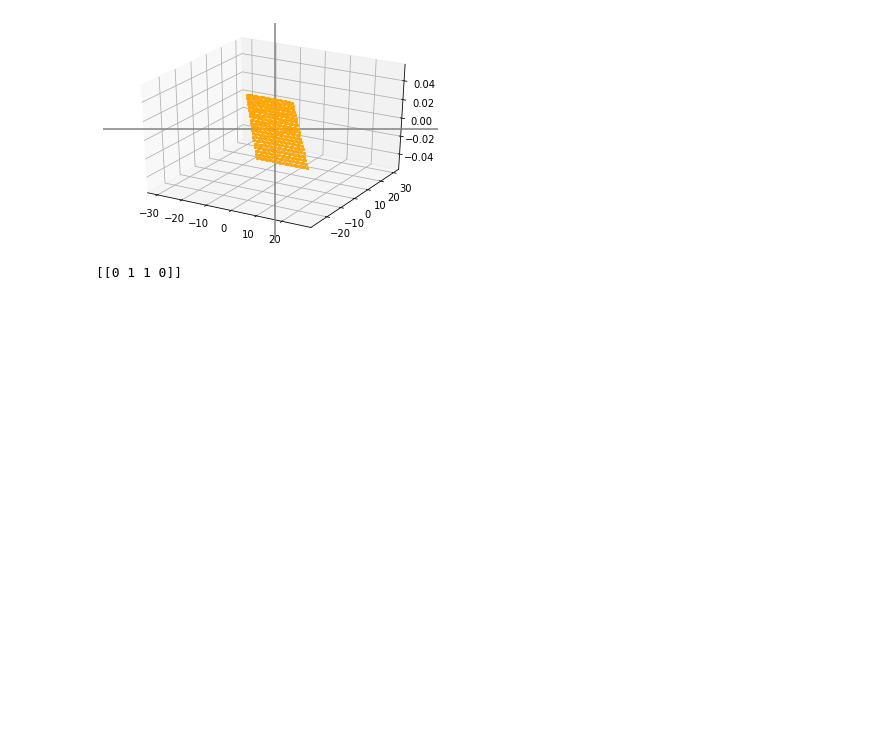
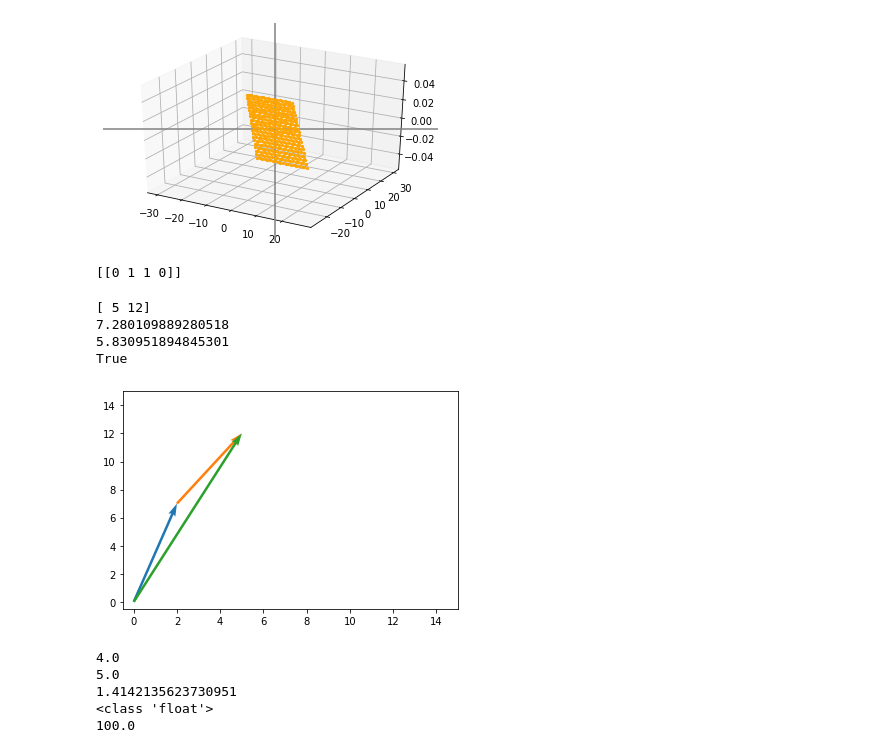
Before and after one commit to poxstone/ML-hello, a Jupyter notebook: platzi/Platzi - FundamentosAL.ipynb, the cells around one changed output. Saved outputs shown, nothing was run; the diff lists cells and outputs as text; code cells hidden in the pictures; blank space fills up the shorter version.

```diff
--- a/platzi/Platzi - FundamentosAL.ipynb
+++ b/platzi/Platzi - FundamentosAL.ipynb
@@ -235,3 +235,83 @@ lambdas, v = np.linalg.eig(A.T)
 print(A[lambdas == 0, :])
 # %% [output]
 [[0 1 1 0]]
+# %%
+# desigualdad Triangular
+%matplotlib inline
+import numpy as np
+
+v1 = np.array([2,7])
+v2 = np.array([3,5])
+
+v1v2 = v1 + v2
+print(v1v2)
+
+norma_v1 = np.linalg.norm(v1)
+norma_v2 = np.linalg.norm(v2)
+norma_v1v2 = np.linalg.norm(v1v2)
+
+print(norma_v1)
+print(norma_v2)
+print(norma_v1v2 <= norma_v1 + norma_v1)
+#v1v2 debe ser menor a la suma de v1 + v2
+# %% [output]
+[ 5 12]
+7.280109889280518
+5.830951894845301
+True
+# %%
+# desigualdad Triangular sobremontada
+%matplotlib inline
+import seaborn as sns
+import numpy as np
+import matplotlib.pyplot as plt
+
+#origrn, origen, valor, valor
+v1 = np.array([0,0,2,7])
+v2 = np.array([0,0,3,5])
+
+v1_aux = np.array([v1[2], v1[3], v2[2], v2[3]])
+v1v2 = v1+v2
+
+plt.quiver(
+            [v1[0], v1_aux[0], v1v2[0]],
+            [v1[1], v1_aux[1], v1v2[1]],
+            [v1[2], v1_aux[2], v1v2[2]],
+            [v1[3], v1_aux[3], v1v2[3]],
+            angles='xy',
+            scale_units='xy',
+            scale=1,
+            color=sns.color_palette()
+          )
+
+plt.xlim(-0.5, 15)
+plt.ylim(-0.5, 15)
+
+plt.show()
+# %% [output]
+[figure, added]
+# %%
+# normas
+%matplotlib inline
+import seaborn as sns
+import numpy as np
+import matplotlib.pyplot as plt
+
+vector = np.array([1,2,0,5,6,0])
+print(np.linalg.norm(vector, ord=0))
+
+vector = np.array([1,-1,1,-1,1])
+print(np.linalg.norm(vector, ord=1))
+
+vector = np.array([1,1])
+ # raiz(1+1) = 1.4142
+print(np.linalg.norm(vector, ord=2))
+
+vector = np.array([1,2,3,-100])
+print(np.linalg.norm(vector, ord=np.inf))
+# %% [output]
+4.0
+5.0
+1.4142135623730951
+<class 'float'>
+100.0
```
Also changed, not shown: 3 other files.
